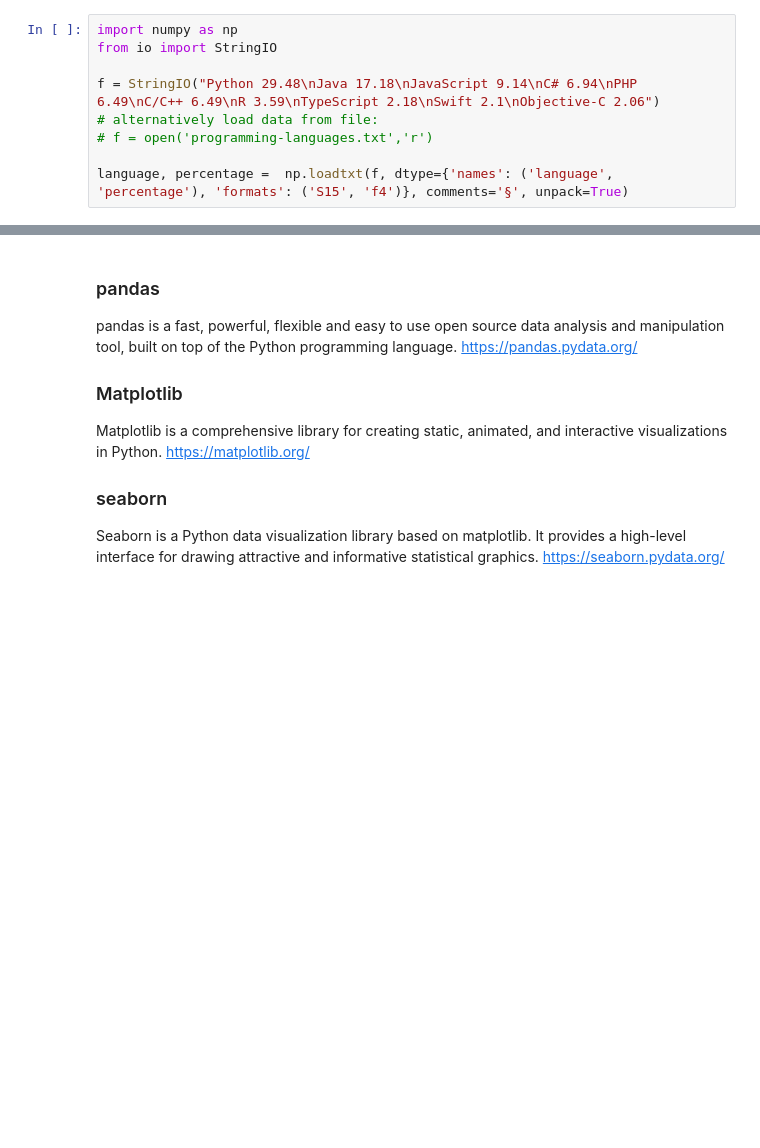
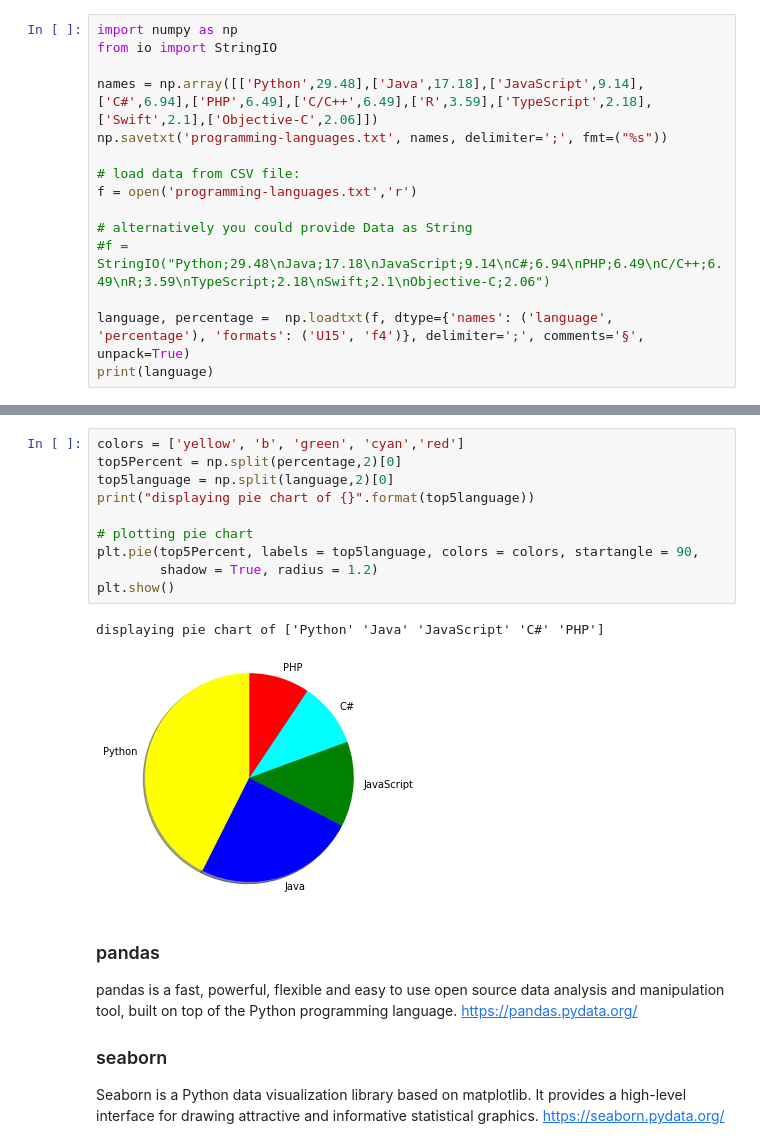
Before and after one commit to ReDI-School/ber-dcp-intro-to-computer-science, a Jupyter notebook: content_2022/6. Python Libraries/6. Intro_to_Python_Libraries.ipynb, the cells around one changed output, grey strips where cells are left out. Drawn from its saved outputs; the diff is of its cells as text; blank space fills up the shorter version.

Commit message:
numpy and matplotlib

```diff
--- a/content_2022/6. Python Libraries/6. Intro_to_Python_Libraries.ipynb
+++ b/content_2022/6. Python Libraries/6. Intro_to_Python_Libraries.ipynb
@@ -34,8 +79,14 @@ NumPy is an open source project aiming to enable numerical computing with Python
 import numpy as np
 from io import StringIO
 
-f = StringIO("Python 29.48\nJava 17.18\nJavaScript 9.14\nC# 6.94\nPHP 6.49\nC/C++ 6.49\nR 3.59\nTypeScript 2.18\nSwift 2.1\nObjective-C 2.06")
-# alternatively load data from file:
-# f = open('programming-languages.txt','r')
+names = np.array([['Python',29.48],['Java',17.18],['JavaScript',9.14],['C#',6.94],['PHP',6.49],['C/C++',6.49],['R',3.59],['TypeScript',2.18],['Swift',2.1],['Objective-C',2.06]])
+np.savetxt('programming-languages.txt', names, delimiter=';', fmt=("%s"))
 
-language, percentage =  np.loadtxt(f, dtype={'names': ('language', 'percentage'), 'formats': ('S15', 'f4')}, comments='§', unpack=True)
+# load data from CSV file:
+f = open('programming-languages.txt','r')
+
+# alternatively you could provide Data as String
+#f = StringIO("Python;29.48\nJava;17.18\nJavaScript;9.14\nC#;6.94\nPHP;6.49\nC/C++;6.49\nR;3.59\nTypeScript;2.18\nSwift;2.1\nObjective-C;2.06")
+
+language, percentage =  np.loadtxt(f, dtype={'names': ('language', 'percentage'), 'formats': ('U15', 'f4')}, delimiter=';', comments='§', unpack=True)
+print(language)
@@ -54,14 +115,24 @@ plt.legend()
 plt.show()
 # %% [output]
 [figure]
+# %%
+colors = ['yellow', 'b', 'green', 'cyan','red']
+top5Percent = np.split(percentage,2)[0]
+top5language = np.split(language,2)[0]
+print("displaying pie chart of {}".format(top5language))
+
+# plotting pie chart
+plt.pie(top5Percent, labels = top5language, colors = colors, startangle = 90,
+        shadow = True, radius = 1.2)
+plt.show()
+# %% [output]
+displaying pie chart of ['Python' 'Java' 'JavaScript' 'C#' 'PHP']
+[figure, added]
 # %% [markdown]
 ### pandas
 
 pandas is a fast, powerful, flexible and easy to use open source data analysis and manipulation tool, built on top of the Python programming language. [https://pandas.pydata.org/](https://pandas.pydata.org/)
 
-### Matplotlib
-
-Matplotlib is a comprehensive library for creating static, animated, and interactive visualizations in Python. [https://matplotlib.org/](https://matplotlib.org/)
 
 ### seaborn
 
```
Also changed, not shown: parts of 6 cells of this notebook.
